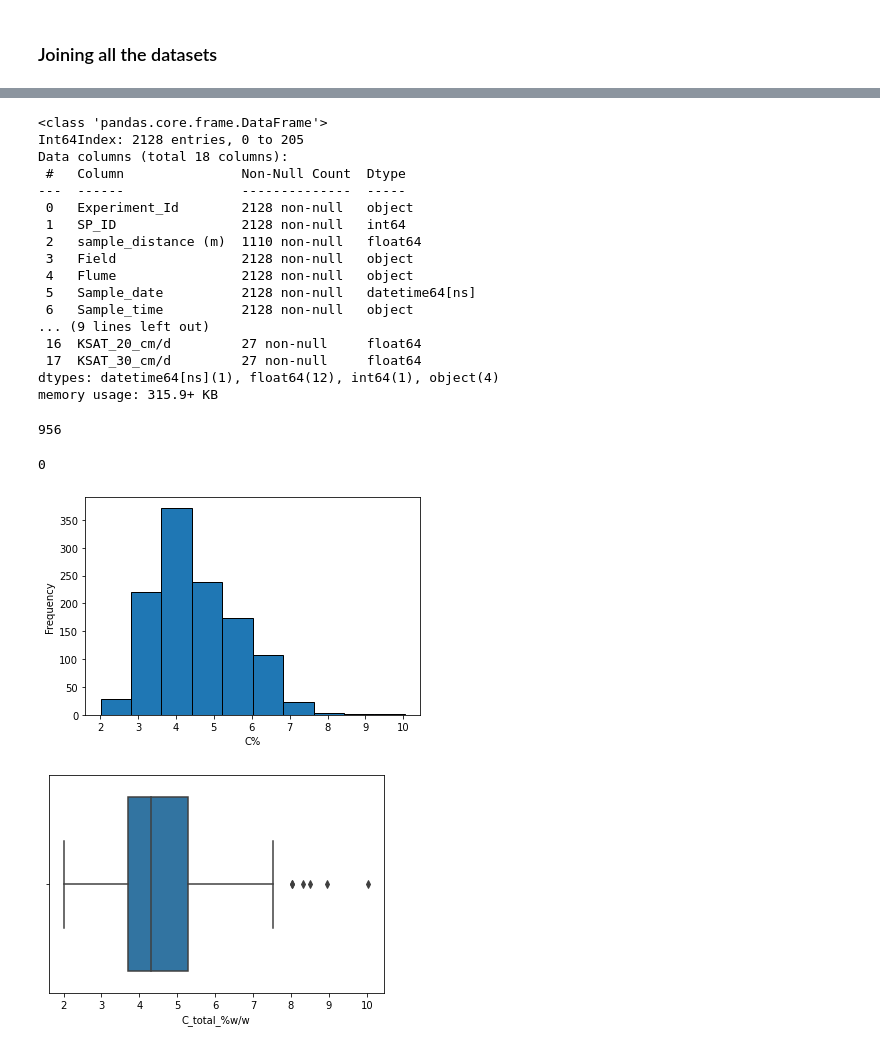
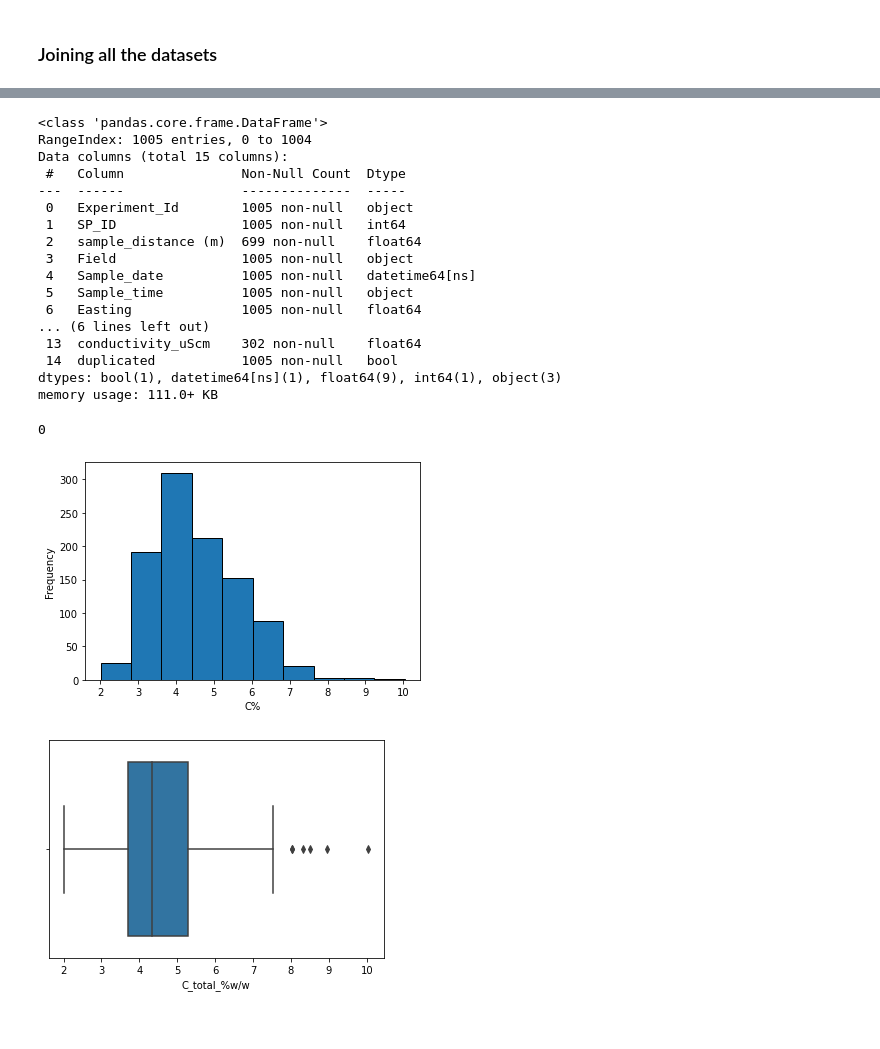
Before and after one commit to neli12/project-carbon-RR, a Jupyter notebook: First steps in analysing RR data.ipynb, the cells around one changed output, grey strips where cells are left out. Cells and saved outputs as stored; diff of their text form; code cells hidden in the pictures.

```diff
--- a/First steps in analysing RR data.ipynb
+++ b/First steps in analysing RR data.ipynb
@@ -416,6 +613,6 @@ field_2021.columns
 # %%
 # Columns to keep
-columns_to_keep2021 = ['Experiment_Id', 'SP_ID', 'sample_distance (m)', 'Field', 'Flume', 'Sample_date', 'Sample_time', 'Start_Sample_Date',
+columns_to_keep2021 = ['Experiment_Id', 'SP_ID', 'sample_distance (m)', 'Field',  'Sample_date', 'Sample_time',
                        'Easting', 'Northing', 'pH','Conductivity (uS/cm)', 'Organic matter LOI (%w/w)', 'Total N (%w/w) Soil',
                       'Total C (%w/w) Soil']
 # %%
@@ -475,3 +690,3 @@ result_df.head()
-# %%
-# Drop columns
-result_df.drop(['Start_Sample_Date', 'GPS_Sample_Nr'], axis = True, inplace = True)
+# %%
+# Check duplicates
+result_df['duplicated'] = result_df[['Sample_date','Easting', 'Northing']].duplicated()
@@ -477,0 +699,2 @@ result_df.drop(['Start_Sample_Date', 'GPS_Sample_Nr'], axis = True, inplace = Tr
+# %%
+result_df_without_duplicates = result_df[result_df['duplicated'] == False].reset_index(drop = True)
@@ -478,26 +717,26 @@ result_df.drop(['Start_Sample_Date', 'GPS_Sample_Nr'], axis = True, inplace = Tr
 # %%
 # Info
-result_df.info()
+result_df_without_duplicates.info()
 # %% [output]
 <class 'pandas.core.frame.DataFrame'>
-Int64Index: 2128 entries, 0 to 205
-Data columns (total 18 columns):
+RangeIndex: 1005 entries, 0 to 1004
+Data columns (total 15 columns):
  #   Column               Non-Null Count  Dtype
 ---  ------               --------------  -----
- 0   Experiment_Id        2128 non-null   object
- 1   SP_ID                2128 non-null   int64
- 2   sample_distance (m)  1110 non-null   float64
- 3   Field                2128 non-null   object
- 4   Flume                2128 non-null   object
- 5   Sample_date          2128 non-null   datetime64[ns]
- 6   Sample_time          2128 non-null   object
-... (9 lines left out)
- 16  KSAT_20_cm/d         27 non-null     float64
- 17  KSAT_30_cm/d         27 non-null     float64
-dtypes: datetime64[ns](1), float64(12), int64(1), object(4)
-memory usage: 315.9+ KB
+ 0   Experiment_Id        1005 non-null   object
+ 1   SP_ID                1005 non-null   int64
+ 2   sample_distance (m)  699 non-null    float64
+ 3   Field                1005 non-null   object
+ 4   Sample_date          1005 non-null   datetime64[ns]
+ 5   Sample_time          1005 non-null   object
+ 6   Easting              1005 non-null   float64
+... (6 lines left out)
+ 13  conductivity_uScm    302 non-null    float64
+ 14  duplicated           1005 non-null   bool
+dtypes: bool(1), datetime64[ns](1), float64(9), int64(1), object(3)
+memory usage: 111.0+ KB
 # %%
 # Count the numbers of NAs in C%
-result_df['C_total_%w/w'].isnull().sum()
+result_df_without_duplicates['C_total_%w/w'].isnull().sum()
 # %% [output]
-956
+0
@@ -507,13 +743,8 @@ result_df.dropna(subset = ['C_total_%w/w'], inplace = True)
-# %%
-# Count the numbers of NAs in C%
-result_df['C_total_%w/w'].isnull().sum()
-# %% [output]
-0
 # %%
 # Plot the histogram of C%
-result_df['C_total_%w/w'].plot(kind = 'hist', ec = 'black')
+result_df_without_duplicates['C_total_%w/w'].plot(kind = 'hist', ec = 'black')
 plt.xlabel('C%')
 plt.show()
 # %% [output]
-[figure, old version]
+[figure, new version]
 # %%
```
Also changed, not shown: parts of 74 cells of this notebook.
